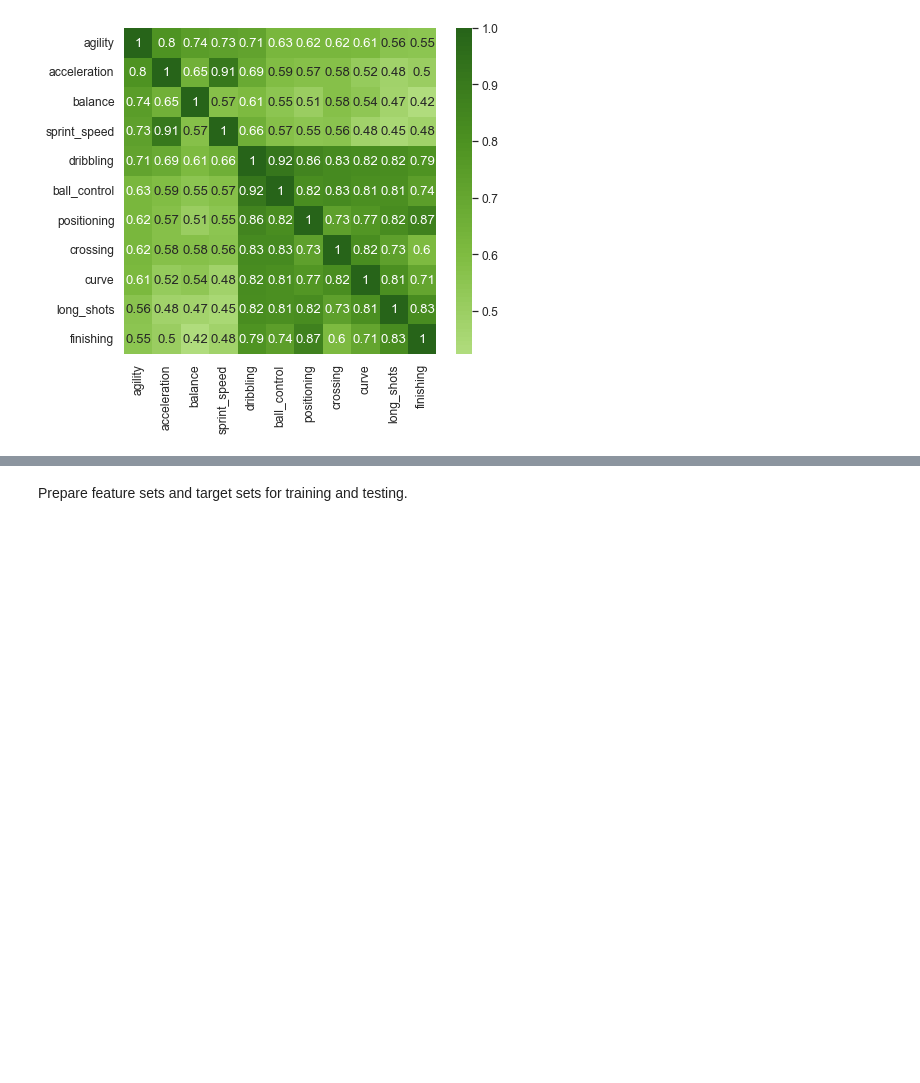
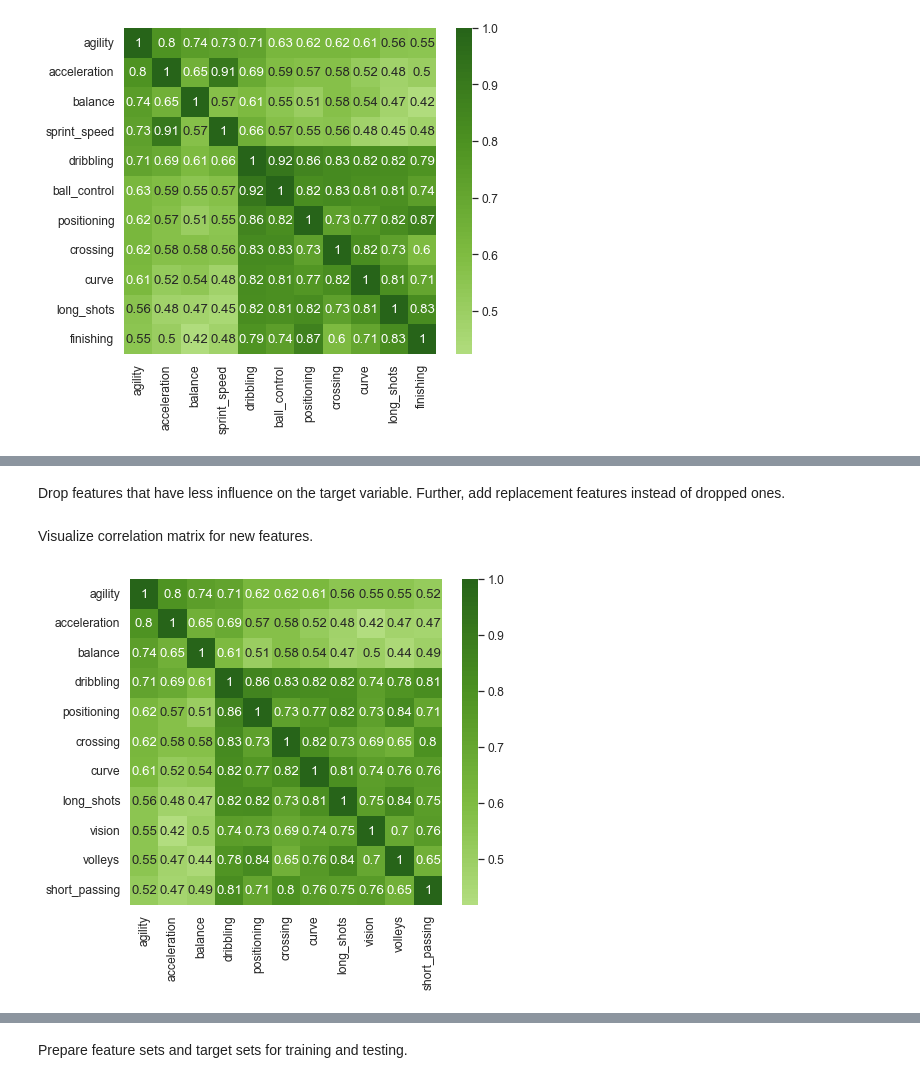
Before and after one commit to AnastasiiaSt/Linear-Regression, a Jupyter notebook: linear_regression.ipynb, the cells around one changed output, grey strips where cells are left out. Drawn from its saved outputs; the diff is of its cells as text; code cells hidden in the pictures; blank space fills up the shorter version.

```diff
--- a/linear_regression.ipynb
+++ b/linear_regression.ipynb
@@ -1689,0 +1733,2 @@ sns.heatmap(correlation_matrix, center = 0, cmap = 'PiYG', annot = True);
+# %% [markdown]
+Drop features that have less influence on the target variable. Further, add replacement features instead of dropped ones.
@@ -1689,0 +1739,7 @@ sns.heatmap(correlation_matrix, center = 0, cmap = 'PiYG', annot = True);
+# %% [markdown]
+Visualize correlation matrix for new features.
+# %%
+correlation_matrix = df[features].corr()
+sns.heatmap(correlation_matrix, center = 0, cmap = 'PiYG', annot = True);
+# %% [output]
+[figure, added]
```
Also changed, not shown: parts of 47 cells of this notebook.
